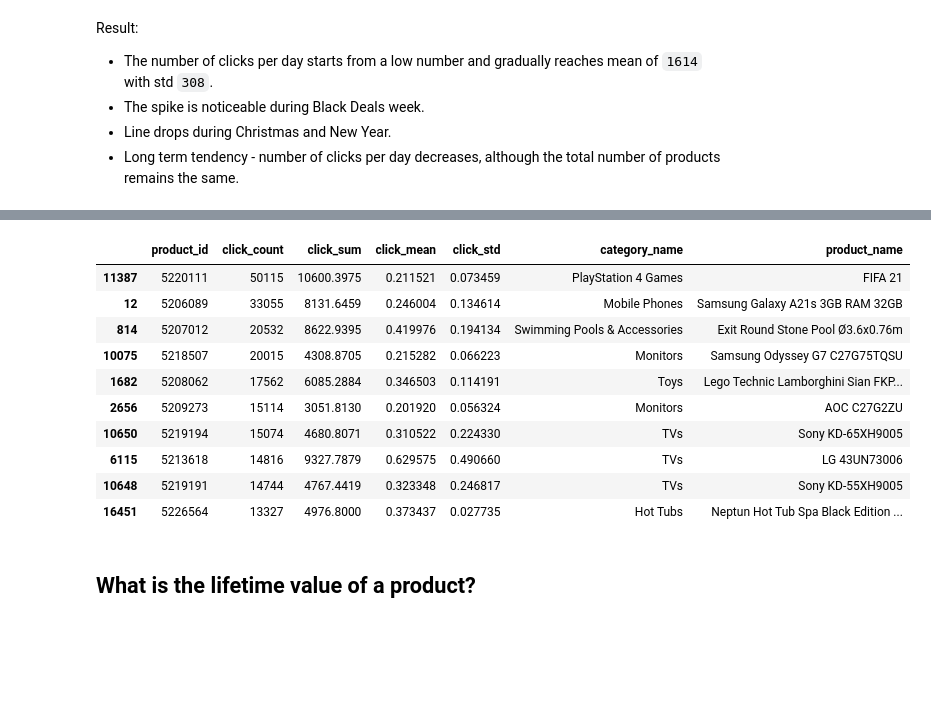
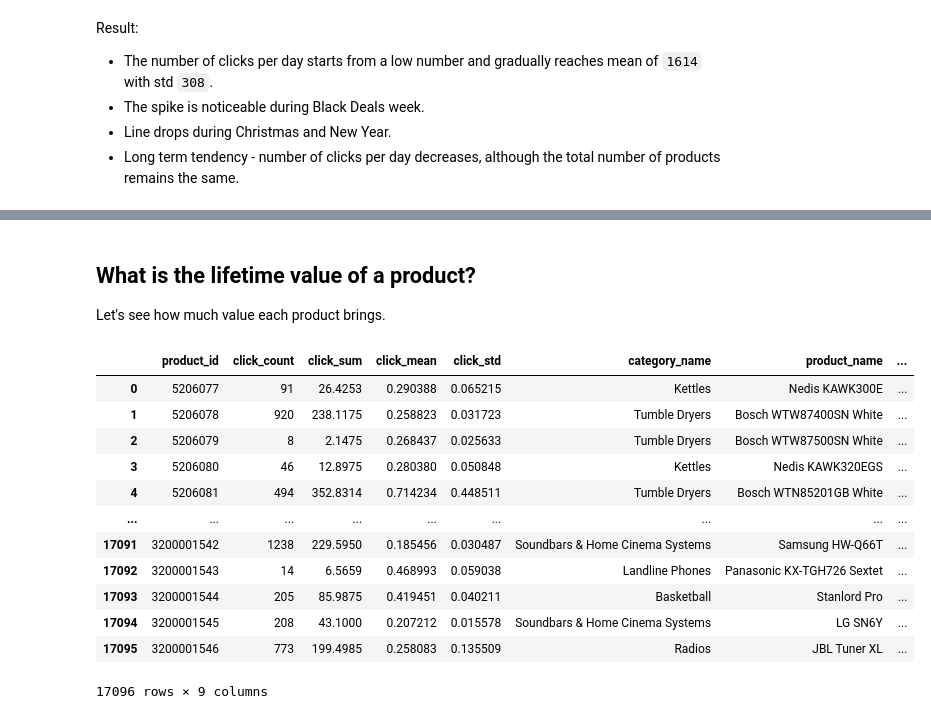
Before and after one commit to 3quetra/portfolio, a Jupyter notebook: swedish_companies_real_cases/Price_Runner_data_analysis/eda_price_runner.ipynb, the cells around one changed output, grey strips where cells are left out. Saved outputs shown, nothing was run; the diff lists cells and outputs as text; code cells hidden in the pictures; blank space fills up the shorter version.

```diff
--- a/swedish_companies_real_cases/Price_Runner_data_analysis/eda_price_runner.ipynb
+++ b/swedish_companies_real_cases/Price_Runner_data_analysis/eda_price_runner.ipynb
@@ -482,16 +458,26 @@ clicks_summary
-# %%
-clicks_summary.nlargest(columns = 'click_count', n=10)
-# %% [output]
-|  | product_id | click_count | click_sum | click_mean | click_std | category_name | product_name |
-| 11387 | 5220111 | 50115 | 10600.3975 | 0.211521 | 0.073459 | PlayStation 4 Games | FIFA 21 |
-| 12 | 5206089 | 33055 | 8131.6459 | 0.246004 | 0.134614 | Mobile Phones | Samsung Galaxy A21s 3GB RAM 32GB |
-| 814 | 5207012 | 20532 | 8622.9395 | 0.419976 | 0.194134 | Swimming Pools & Accessories | Exit Round Stone Pool Ø3.6x0.76m |
-| 10075 | 5218507 | 20015 | 4308.8705 | 0.215282 | 0.066223 | Monitors | Samsung Odyssey G7 C27G75TQSU |
-| 1682 | 5208062 | 17562 | 6085.2884 | 0.346503 | 0.114191 | Toys | Lego Technic Lamborghini Sian FKP... |
-| 2656 | 5209273 | 15114 | 3051.8130 | 0.201920 | 0.056324 | Monitors | AOC C27G2ZU |
-| 10650 | 5219194 | 15074 | 4680.8071 | 0.310522 | 0.224330 | TVs | Sony KD-65XH9005 |
-| 6115 | 5213618 | 14816 | 9327.7879 | 0.629575 | 0.490660 | TVs | LG 43UN73006 |
-| 10648 | 5219191 | 14744 | 4767.4419 | 0.323348 | 0.246817 | TVs | Sony KD-55XH9005 |
-| 16451 | 5226564 | 13327 | 4976.8000 | 0.373437 | 0.027735 | Hot Tubs | Neptun Hot Tub Spa Black Edition ... |
 # %% [markdown]
 ## What is the lifetime value of a product?
+
+Let's see how much value each product brings.
+# %%
+# Clicks summary
+clicks_summary = df.groupby('product_id').agg({'click_cost_USD': ['count', 'sum', 'mean', 'std'],
+                                                        'category_name': 'first', 'product_name':'first', 'parent_hierarchy_name': 'first', 'creation_time': 'first'}).reset_index()
+
+# Flatten multi-level columns
+clicks_summary.columns = ['product_id', 'click_count', 'click_sum', 'click_mean', 'click_std', 'category_name', 'product_name', 'parent_hierarchy_name', 'creation_time']
+clicks_summary
+# %% [output]
+|  | product_id | click_count | click_sum | click_mean | click_std | category_name | product_name | ... |
+| 0 | 5206077 | 91 | 26.4253 | 0.290388 | 0.065215 | Kettles | Nedis KAWK300E | ... |
+| 1 | 5206078 | 920 | 238.1175 | 0.258823 | 0.031723 | Tumble Dryers | Bosch WTW87400SN White | ... |
+| 2 | 5206079 | 8 | 2.1475 | 0.268437 | 0.025633 | Tumble Dryers | Bosch WTW87500SN White | ... |
+| 3 | 5206080 | 46 | 12.8975 | 0.280380 | 0.050848 | Kettles | Nedis KAWK320EGS | ... |
+| 4 | 5206081 | 494 | 352.8314 | 0.714234 | 0.448511 | Tumble Dryers | Bosch WTN85201GB White | ... |
+| ... | ... | ... | ... | ... | ... | ... | ... | ... |
+| 17091 | 3200001542 | 1238 | 229.5950 | 0.185456 | 0.030487 | Soundbars & Home Cinema Systems | Samsung HW-Q66T | ... |
+| 17092 | 3200001543 | 14 | 6.5659 | 0.468993 | 0.059038 | Landline Phones | Panasonic KX-TGH726 Sextet | ... |
+| 17093 | 3200001544 | 205 | 85.9875 | 0.419451 | 0.040211 | Basketball | Stanlord Pro | ... |
+| 17094 | 3200001545 | 208 | 43.1000 | 0.207212 | 0.015578 | Soundbars & Home Cinema Systems | LG SN6Y | ... |
+| 17095 | 3200001546 | 773 | 199.4985 | 0.258083 | 0.135509 | Radios | JBL Tuner XL | ... |
+17096 rows × 9 columns
```
Also changed, not shown: parts of 11 cells of this notebook.
